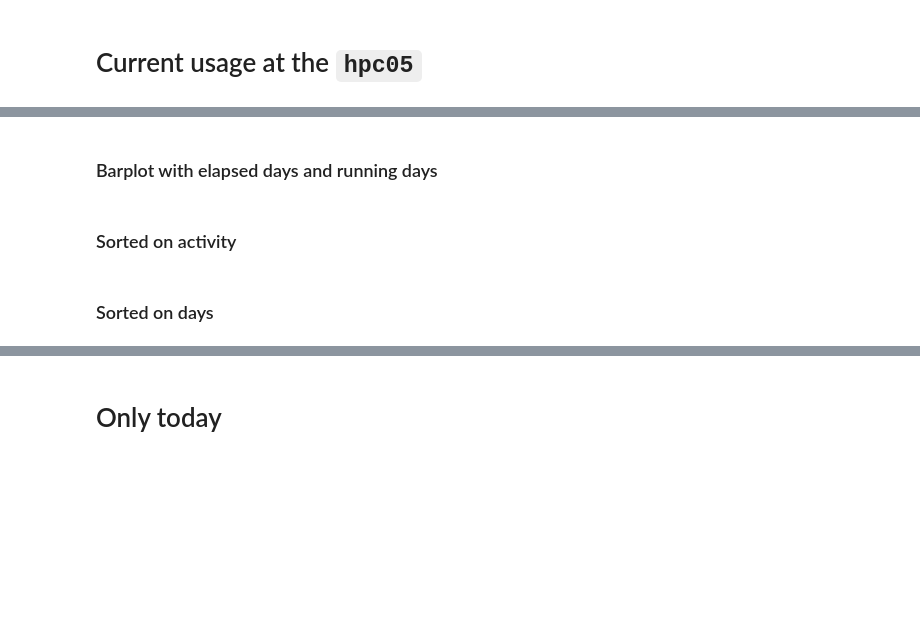
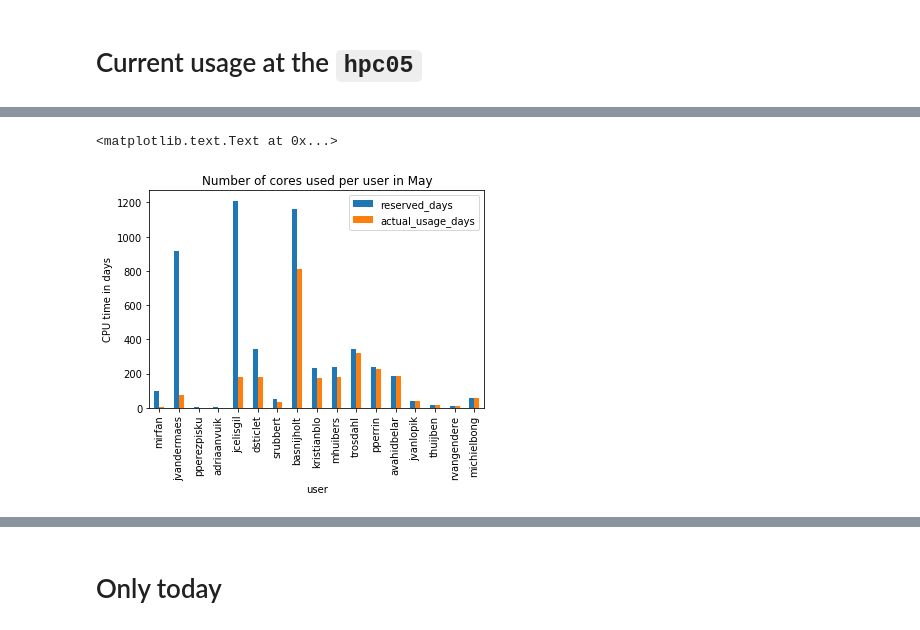
Before and after one commit to basnijholt/cluster-logger, a Jupyter notebook: index.ipynb, the cells around one changed output, grey strips where cells are left out. Drawn from its saved outputs; the diff is of its cells as text; code cells hidden in the pictures; blank space fills up the shorter version.

```diff
--- a/index.ipynb
+++ b/index.ipynb
@@ -51,7 +51,7 @@ def open_json(fname):
     return data
 
 
-def load_file_sort_by_ID(today=False):
+def load_file_sort_by_ID(data, today=False):
     df = pd.DataFrame(data)
     by_ID = df.groupby('ID')
     df['reserved_time'] = by_ID['current_time'].transform(lambda x: x-x.min())
@@ -72,11 +72,13 @@ def get_user_df(lasts):
     by_user = lasts.groupby(level='user')
     reserved_days = by_user.apply(lambda x: (x.reserved_time * x.num_cores).sum() / 86400)
     actual_usage_days = by_user.apply(lambda x: (x.actual_usage_time * x.num_cores).sum() / 86400)
-    user_df = reserved_days.to_frame('reserved_days').join(actual_usage_days.to_frame('actual_usage_days'))
+    idle_days = reserved_days - actual_usage_days
+    user_df = reserved_days.to_frame('reserved_days').join(actual_usage_days.to_frame('actual_usage_days')).join(idle_days.to_frame('idle_days'))
     user_df['activity'] = user_df.actual_usage_days / user_df.reserved_days * 100
     return user_df
 
 today = str(datetime.date.today())
+month = datetime.datetime.today().strftime("%B")
 data = open_json('job_log_{}.json'.format(today[:-3]))
 # %% [markdown]
 # This months data
@@ -86,4 +89,4 @@ data = open_json('job_log_{}.json'.format(today[:-3]))
 # %%
-df, lasts = load_file_sort_by_ID(today=False)
+df, lasts = load_file_sort_by_ID(data, today=False)
 user_df = get_user_df(lasts)
-user_df.sort_values('reserved_days', ascending=False)
+user_df.sort_values('idle_days', ascending=False)
@@ -90,2 +112,0 @@ user_df.sort_values('reserved_days', ascending=False)
-# %% [markdown]
-### Barplot with elapsed days and running days
@@ -94,2 +112,0 @@ user_df.sort_values('activity').plot.bar(y=['reserved_days', 'actual_usage_days'
-# %% [markdown]
-### Sorted on activity
@@ -100,2 +112,0 @@ for user, row in user_df.sort_values('activity').iterrows():
-# %% [markdown]
-### Sorted on days
@@ -105,0 +113,7 @@ for user, row in user_df.sort_values('reserved_days', ascending=False).iterrows(
+# %%
+ax = user_df.sort_values('activity').plot.bar(y=['reserved_days', 'actual_usage_days'])
+ax.set_ylabel('CPU time in days')
+ax.set_title('Number of cores used per user in {}'.format(month))
+# %% [output]
+<matplotlib.text.Text at 0x...>
+[figure, added]
```
Also changed, not shown: parts of 10 cells of this notebook.
